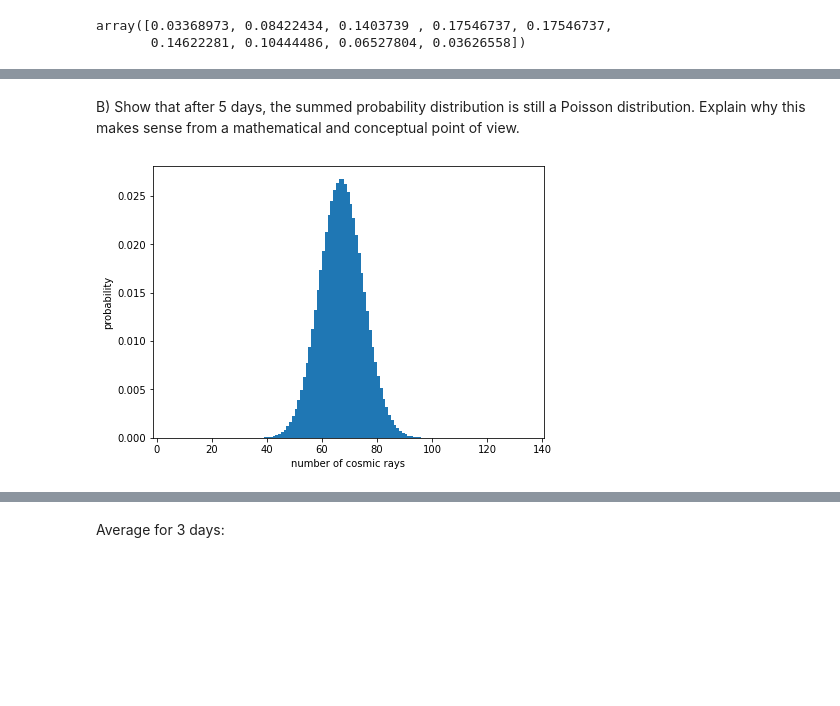
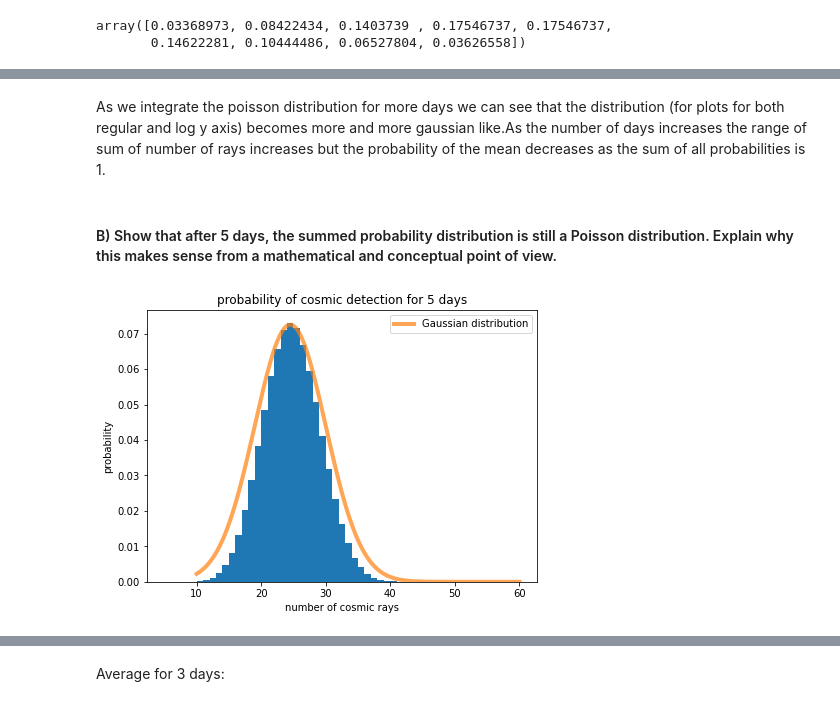
Before and after one commit to GShefali/repository1, a Jupyter notebook: lab2NB.ipynb, the cells around one changed output, grey strips where cells are left out. Drawn from its saved outputs; the diff is of its cells as text; code cells hidden in the pictures; blank space fills up the shorter version.

Commit message:
added both the notebook and html version

```diff
--- a/lab2NB.ipynb
+++ b/lab2NB.ipynb
@@ -46,0 +109,14 @@ plt.show()
+# %%
+v2 = stats.poisson.pmf(np.arange(1,10), 5)
+v = v2
+for x in range(3) :
+    v2 = np.convolve(v, v2)
+plt.rcParams["figure.figsize"] = (7,5)
+fig, ax = plt.subplots(1, 1, sharex = True, sharey = True)
+ax.stairs( v2,np.arange(4,38),fill = True)
+plt.title("probability of sum of cosmic detection for 4 days")
+ax.set_xlabel("sum of the number of cosmic rays for 4 days")
+ax.set_ylabel("probability")
+#ax.plot(np.linspace(10,60,1000),stats.norm.pdf(np.linspace(10,60,1000),loc = 35.5, scale = 5),linewidth = 8,alpha = 0.7)
+#ax.set_yscale("log")
+plt.show()
@@ -46,0 +125,14 @@ plt.show()
+# %%
+v2 = stats.poisson.pmf(np.arange(1,10), 5)
+v = v2
+for x in range(3) :
+    v2 = np.convolve(v, v2)
+plt.rcParams["figure.figsize"] = (7,5)
+fig, ax = plt.subplots(1, 1, sharex = True, sharey = True)
+ax.stairs( v2,np.arange(4,38),fill = True)
+plt.title("probability of sum of cosmic detection for 4 days with log y axis")
+ax.set_xlabel("sum of the number of cosmic rays for 4 days")
+ax.set_ylabel("probability")
+#ax.plot(np.linspace(10,60,1000),stats.norm.pdf(np.linspace(10,60,1000),loc = 35.5, scale = 5),linewidth = 8,alpha = 0.7)
+ax.set_yscale("log")
+plt.show()
@@ -47,18 +141,21 @@ plt.show()
+# %% [markdown]
+As we integrate the poisson distribution for more days we can see that the distribution (for plots for both regular and log y axis) becomes more and more gaussian like.As the number of days increases the range of sum of number of rays increases but the probability of the mean decreases as the sum of all probabilities is 1.
 # %% [markdown]
-B) Show that after 5 days, the summed probability distribution is still a Poisson distribution. Explain why this makes sense from a mathematical and conceptual point of view.
+#### B) Show that after 5 days, the summed probability distribution is still a Poisson distribution. Explain why this makes sense from a mathematical and conceptual point of view.
 # %%
 v2 = stats.poisson.pmf(np.arange(1,10), 5)
-
+v = v2
 for x in range(4) :
-    v2 = np.convolve(v2, v2)
+    v2 = np.convolve(v, v2)
 plt.rcParams["figure.figsize"] = (7,5)
 fig, ax = plt.subplots(1, 1, sharex = True, sharey = True)
-ax.stairs(v2, np.arange(5,135),fill = True)
-
+ax.stairs(v2, np.arange(5,47),fill = True)
+plt.title("probability of cosmic detection for 5 days")
 ax.set_xlabel("number of cosmic rays")
 ax.set_ylabel("probability")
-#ax.plot(np.linspace(10,60,1000),stats.norm.pdf(np.linspace(10,60,1000),loc = 35.5, scale = 5),linewidth = 8,alpha = 0.7)
+ax.plot(np.linspace(10,60,1000),stats.norm.pdf(np.linspace(10,60,1000),loc = 24.5, scale = 5.5),linewidth = 4,alpha = 0.7, label='Gaussian distribution')
 #ax.set_yscale("log")
+ax.legend()
 plt.show()
 # %% [output]
-[figure, old version]
+[figure, new version]
```
Also changed, not shown: parts of 71 cells of this notebook, 1 other file.
